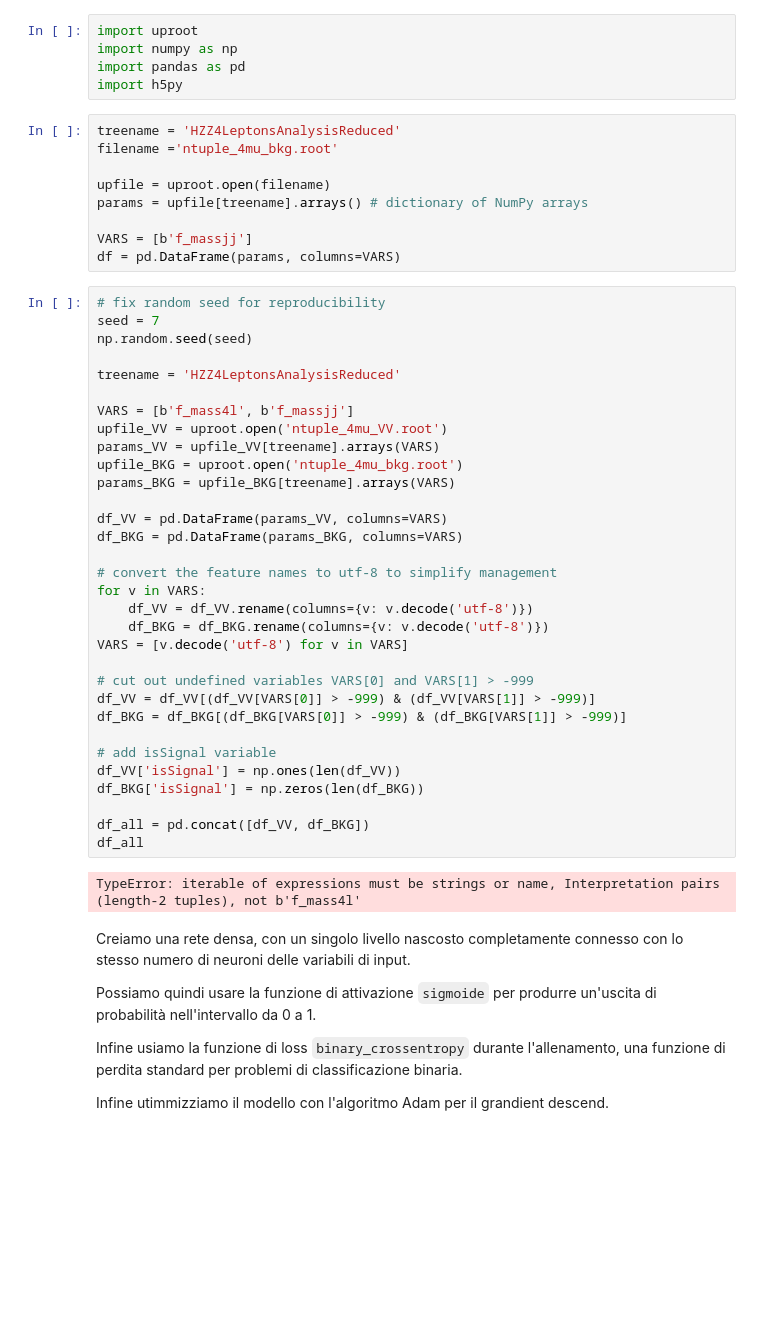
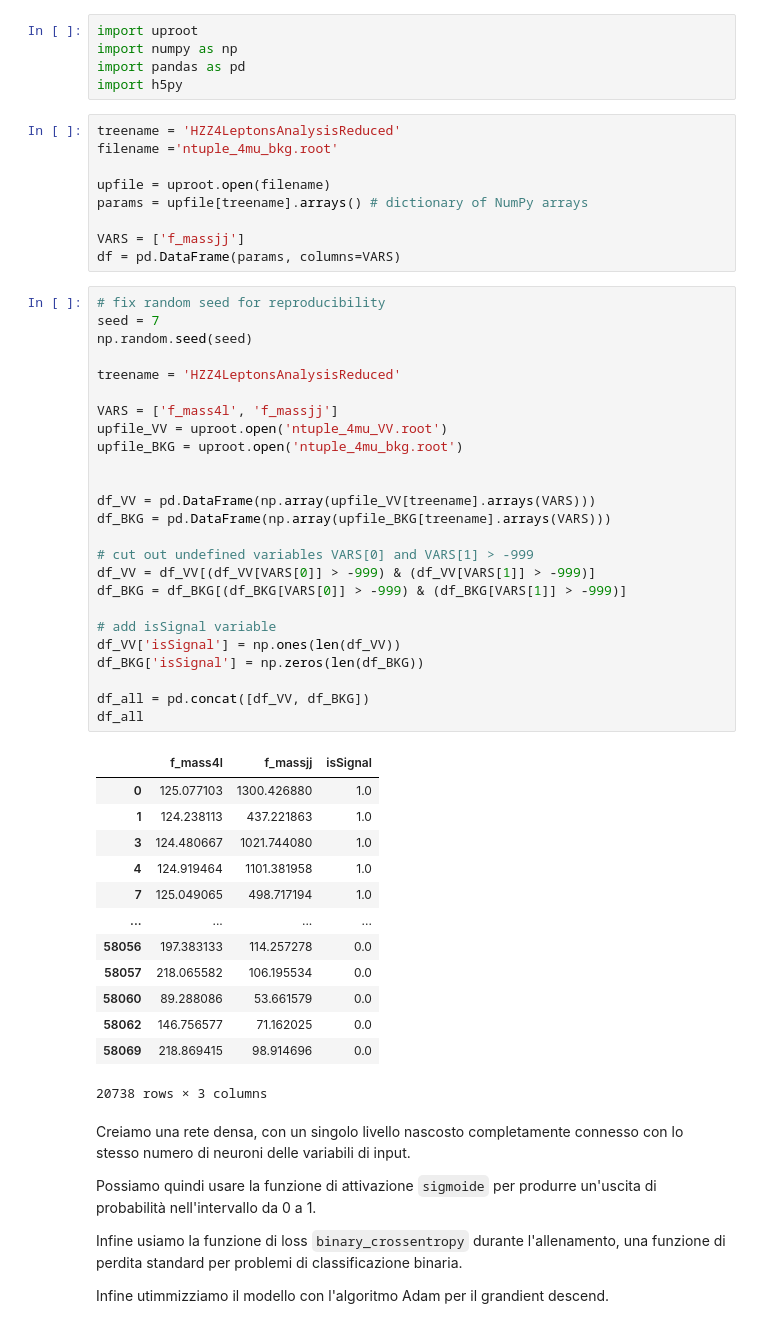
Before and after one commit to Chri1629/environment_physics, a Jupyter notebook: physics/esercitazione_7/Lezione 7.B - Esercizi.ipynb, the cells around one changed output. Cells and saved outputs as stored; diff of their text form; blank space fills up the shorter version.

```diff
--- a/physics/esercitazione_7/Lezione 7.B - Esercizi.ipynb
+++ b/physics/esercitazione_7/Lezione 7.B - Esercizi.ipynb
@@ -23,42 +23,47 @@ filename ='ntuple_4mu_bkg.root'
 upfile = uproot.open(filename)
 params = upfile[treename].arrays() # dictionary of NumPy arrays
 
-VARS = [b'f_massjj']
+VARS = ['f_massjj']
 df = pd.DataFrame(params, columns=VARS)
 # %%
 # fix random seed for reproducibility
 seed = 7
 np.random.seed(seed)
 
 treename = 'HZZ4LeptonsAnalysisReduced'
 
-VARS = [b'f_mass4l', b'f_massjj']
+VARS = ['f_mass4l', 'f_massjj']
 upfile_VV = uproot.open('ntuple_4mu_VV.root')
-params_VV = upfile_VV[treename].arrays(VARS)
 upfile_BKG = uproot.open('ntuple_4mu_bkg.root')
-params_BKG = upfile_BKG[treename].arrays(VARS)
 
-df_VV = pd.DataFrame(params_VV, columns=VARS)
-df_BKG = pd.DataFrame(params_BKG, columns=VARS)
 
-# convert the feature names to utf-8 to simplify management
-for v in VARS:
-    df_VV = df_VV.rename(columns={v: v.decode('utf-8')})
-    df_BKG = df_BKG.rename(columns={v: v.decode('utf-8')})
-VARS = [v.decode('utf-8') for v in VARS]
+df_VV = pd.DataFrame(np.array(upfile_VV[treename].arrays(VARS)))
+df_BKG = pd.DataFrame(np.array(upfile_BKG[treename].arrays(VARS)))
 
 # cut out undefined variables VARS[0] and VARS[1] > -999
 df_VV = df_VV[(df_VV[VARS[0]] > -999) & (df_VV[VARS[1]] > -999)]
 df_BKG = df_BKG[(df_BKG[VARS[0]] > -999) & (df_BKG[VARS[1]] > -999)]
 
 # add isSignal variable
 df_VV['isSignal'] = np.ones(len(df_VV))
 df_BKG['isSignal'] = np.zeros(len(df_BKG))
 
 df_all = pd.concat([df_VV, df_BKG])
 df_all
 # %% [output]
+|  | f_mass4l | f_massjj | isSignal |
+| 0 | 125.077103 | 1300.426880 | 1.0 |
+| 1 | 124.238113 | 437.221863 | 1.0 |
+| 3 | 124.480667 | 1021.744080 | 1.0 |
+| 4 | 124.919464 | 1101.381958 | 1.0 |
+| 7 | 125.049065 | 498.717194 | 1.0 |
+| ... | ... | ... | ... |
+| 58056 | 197.383133 | 114.257278 | 0.0 |
+| 58057 | 218.065582 | 106.195534 | 0.0 |
+| 58060 | 89.288086 | 53.661579 | 0.0 |
+| 58062 | 146.756577 | 71.162025 | 0.0 |
+| 58069 | 218.869415 | 98.914696 | 0.0 |
-TypeError: iterable of expressions must be strings or name, Interpretation pairs (length-2 tuples), not b'f_mass4l'
+20738 rows × 3 columns
 # %% [markdown]
 Creiamo una rete densa, con un singolo livello nascosto completamente connesso con lo stesso numero di neuroni delle variabili di input.
 
```
Also changed, not shown: parts of 8 cells of this notebook.
